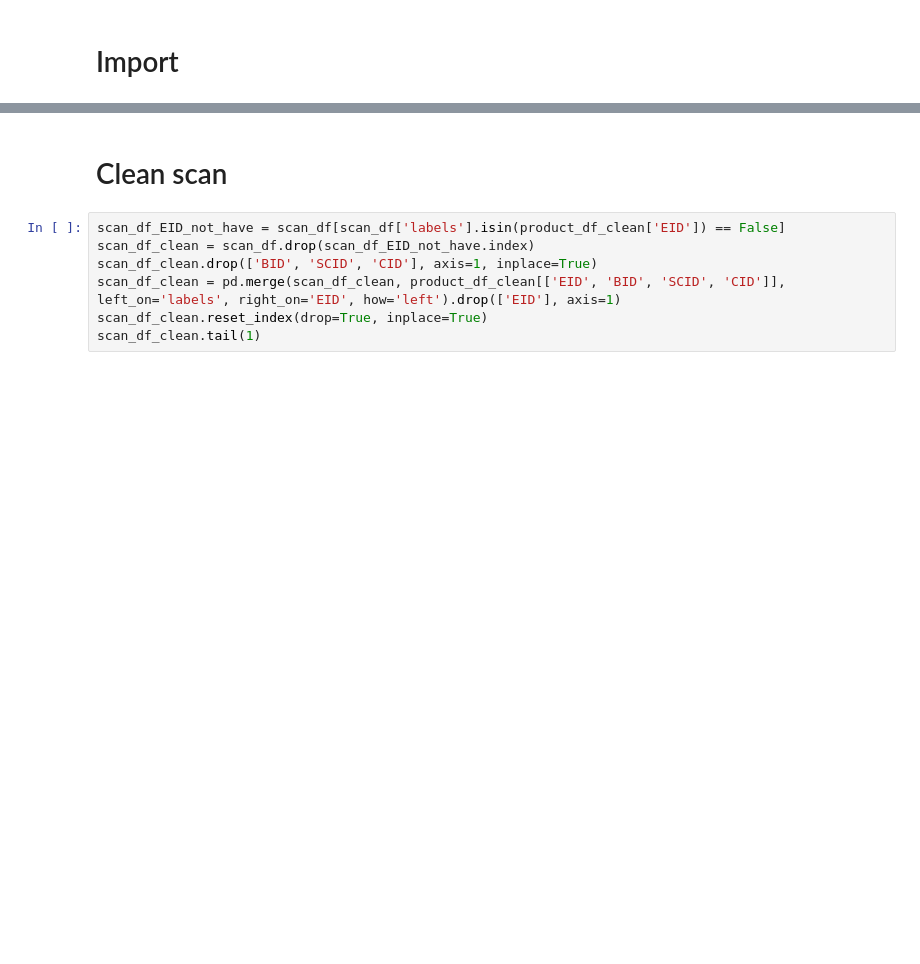
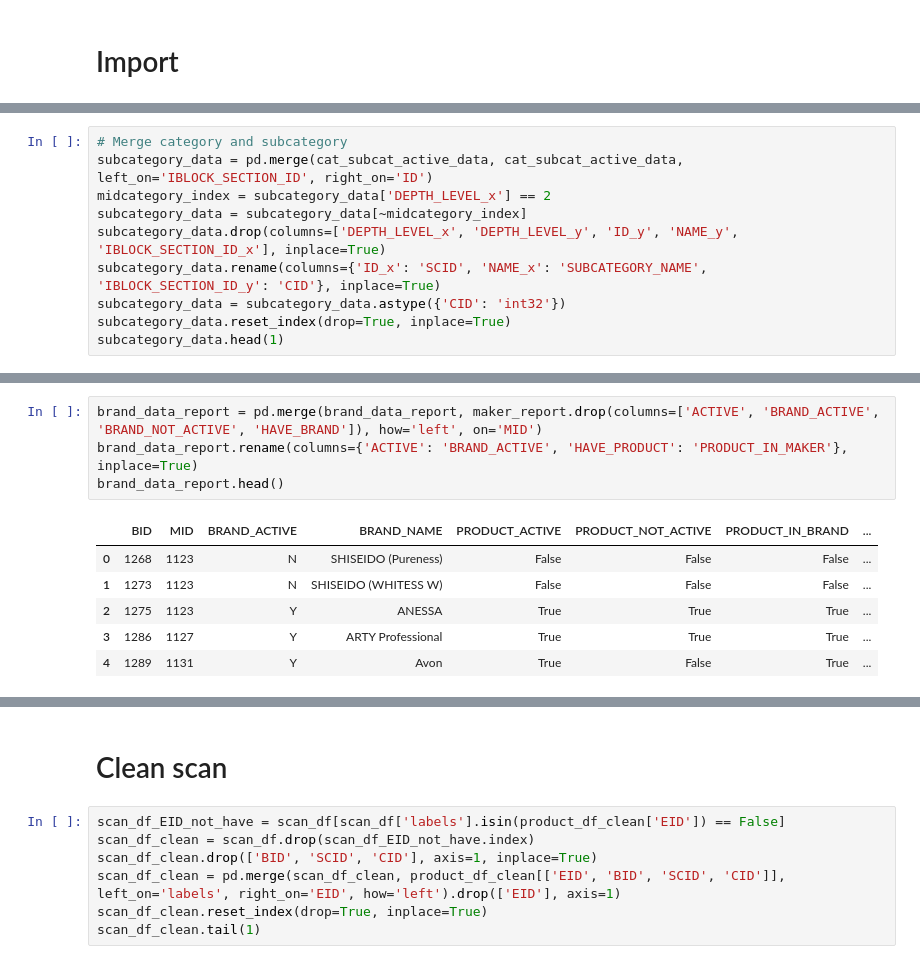
Before and after one commit to suthipongg/Similarity_model, a Jupyter notebook: db_cosmenet/push_real_data_scanner.ipynb, the cells around one changed output, grey strips where cells are left out. Cells and saved outputs as stored; diff of their text form; blank space fills up the shorter version.

```diff
--- a/push_real_data_scanner.ipynb
+++ b/db_cosmenet/push_real_data_scanner.ipynb
@@ -352,0 +150,10 @@ KeyboardInterrupt:
+# %%
+# Merge category and subcategory
+subcategory_data = pd.merge(cat_subcat_active_data, cat_subcat_active_data, left_on='IBLOCK_SECTION_ID', right_on='ID')
+midcategory_index = subcategory_data['DEPTH_LEVEL_x'] == 2
+subcategory_data = subcategory_data[~midcategory_index]
+subcategory_data.drop(columns=['DEPTH_LEVEL_x', 'DEPTH_LEVEL_y', 'ID_y', 'NAME_y', 'IBLOCK_SECTION_ID_x'], inplace=True)
+subcategory_data.rename(columns={'ID_x': 'SCID', 'NAME_x': 'SUBCATEGORY_NAME', 'IBLOCK_SECTION_ID_y': 'CID'}, inplace=True)
+subcategory_data = subcategory_data.astype({'CID': 'int32'})
+subcategory_data.reset_index(drop=True, inplace=True)
+subcategory_data.head(1)
@@ -352,0 +554,11 @@ KeyboardInterrupt:
+# %%
+brand_data_report = pd.merge(brand_data_report, maker_report.drop(columns=['ACTIVE', 'BRAND_ACTIVE', 'BRAND_NOT_ACTIVE', 'HAVE_BRAND']), how='left', on='MID')
+brand_data_report.rename(columns={'ACTIVE': 'BRAND_ACTIVE', 'HAVE_PRODUCT': 'PRODUCT_IN_MAKER'}, inplace=True)
+brand_data_report.head()
+# %% [output]
+|  | BID | MID | BRAND_ACTIVE | BRAND_NAME | PRODUCT_ACTIVE | PRODUCT_NOT_ACTIVE | PRODUCT_IN_BRAND | ... |
+| 0 | 1268 | 1123 | N | SHISEIDO (Pureness) | False | False | False | ... |
+| 1 | 1273 | 1123 | N | SHISEIDO (WHITESS W) | False | False | False | ... |
+| 2 | 1275 | 1123 | Y | ANESSA | True | True | True | ... |
+| 3 | 1286 | 1127 | Y | ARTY Professional | True | True | True | ... |
+| 4 | 1289 | 1131 | Y | Avon | True | False | True | ... |
```
Also changed, not shown: parts of 96 cells of this notebook, 1 other file.
